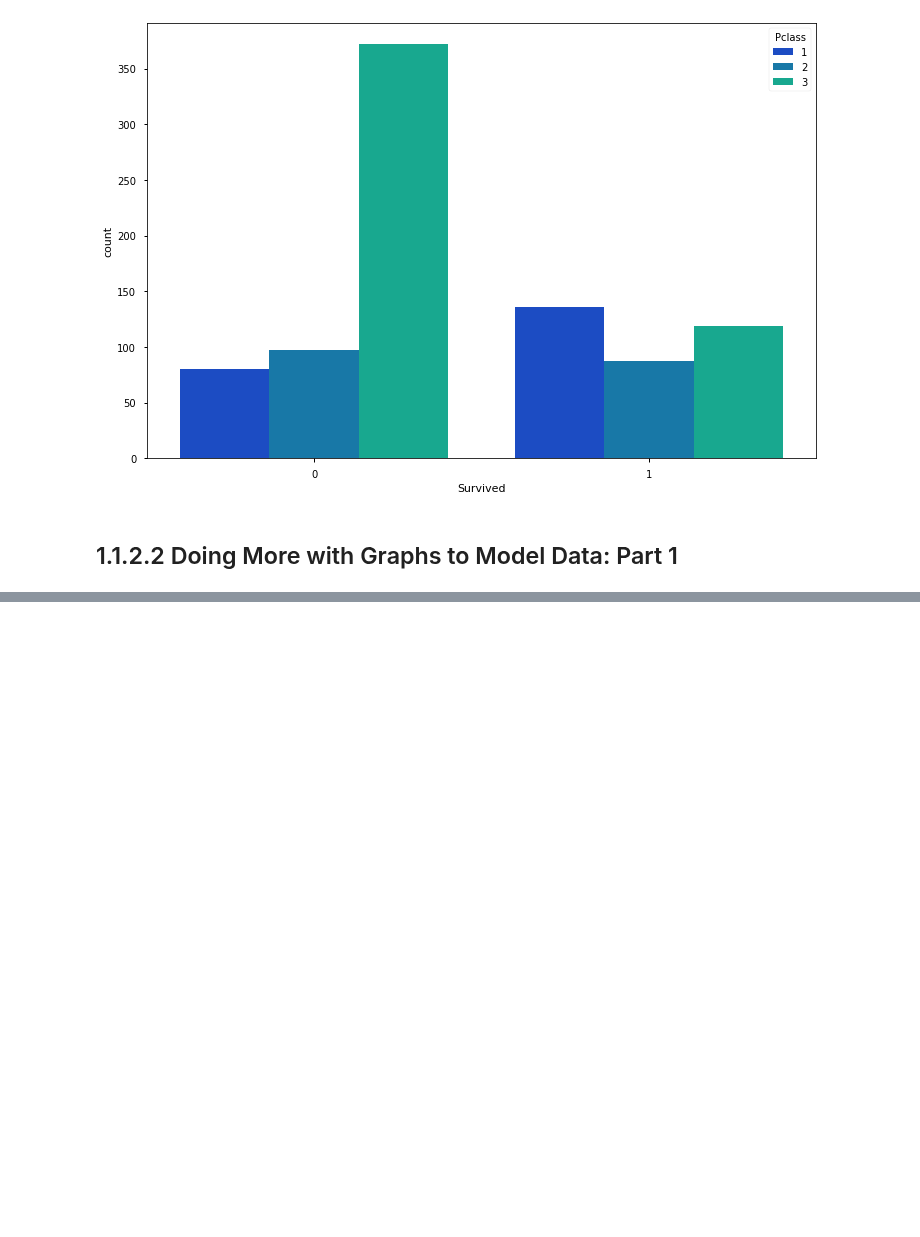
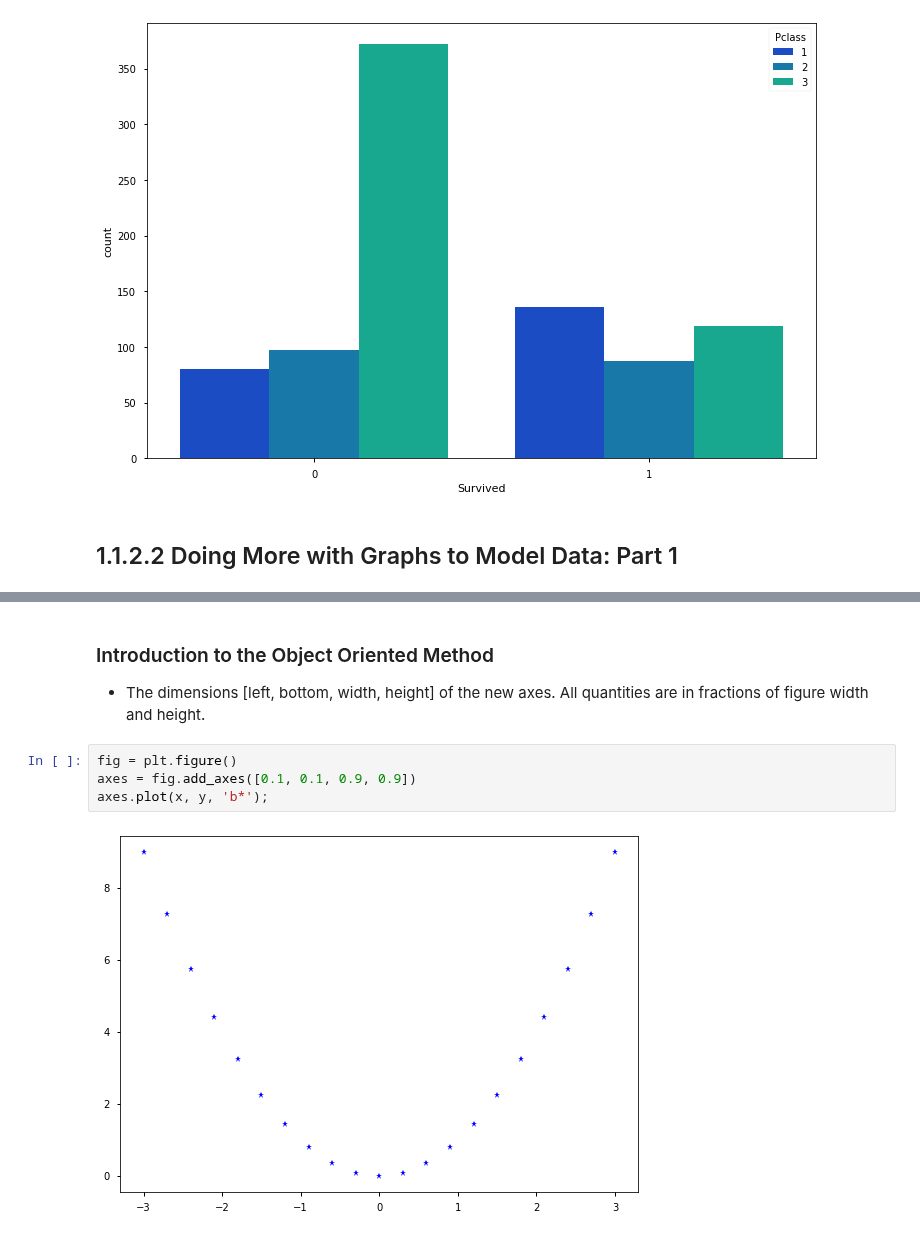
Before and after one commit to PaulToronto/Howard-University-Coursera-Linear-Algebra-For-Data-Science-Specialization, a Jupyter notebook: 1_1_2_Modeling_Data_in_Python.ipynb, the cells around one changed output, grey strips where cells are left out. Cells and saved outputs as stored; diff of their text form; blank space fills up the shorter version.

```diff
--- a/1_1_2_Modeling_Data_in_Python.ipynb
+++ b/1_1_2_Modeling_Data_in_Python.ipynb
@@ -135,0 +227,10 @@ sns.countplot(x='Survived', hue='Pclass', data=titanic, palette='winter');
+# %% [markdown]
+### Introduction to the Object Oriented Method
+
+- The dimensions [left, bottom, width, height] of the new axes. All quantities are in fractions of figure width and height.
+# %%
+fig = plt.figure()
+axes = fig.add_axes([0.1, 0.1, 0.9, 0.9])
+axes.plot(x, y, 'b*');
+# %% [output]
+[figure, added]
```
Also changed, not shown: parts of 29 cells of this notebook.
